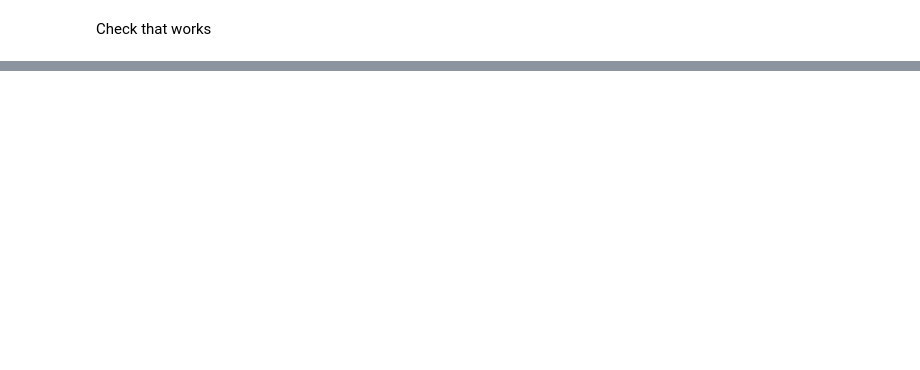
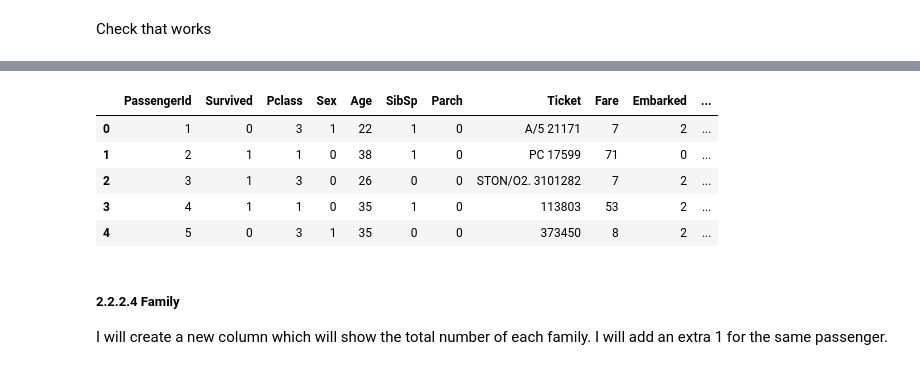
Before and after one commit to rida2689/Titanic_data, a Jupyter notebook: Titanic_ML.ipynb, the cells around one changed output, grey strips where cells are left out. Drawn from its saved outputs; the diff is of its cells as text; code cells hidden in the pictures; blank space fills up the shorter version.

```diff
--- a/Titanic_ML.ipynb
+++ b/Titanic_ML.ipynb
@@ -205,0 +353,13 @@ train.describe()
+# %%
+train.head()
+# %% [output]
+|  | PassengerId | Survived | Pclass | Sex | Age | SibSp | Parch | Ticket | Fare | Embarked | ... |
+| 0 | 1 | 0 | 3 | 1 | 22 | 1 | 0 | A/5 21171 | 7 | 2 | ... |
+| 1 | 2 | 1 | 1 | 0 | 38 | 1 | 0 | PC 17599 | 71 | 0 | ... |
+| 2 | 3 | 1 | 3 | 0 | 26 | 0 | 0 | STON/O2. 3101282 | 7 | 2 | ... |
+| 3 | 4 | 1 | 1 | 0 | 35 | 1 | 0 | 113803 | 53 | 2 | ... |
+| 4 | 5 | 0 | 3 | 1 | 35 | 0 | 0 | 373450 | 8 | 2 | ... |
+# %% [markdown]
+##### 2.2.2.4 Family
+
+I will create a new column which will show the total number of each family. I will add an extra 1 for the same passenger.
```
Also changed, not shown: parts of 48 cells of this notebook.
